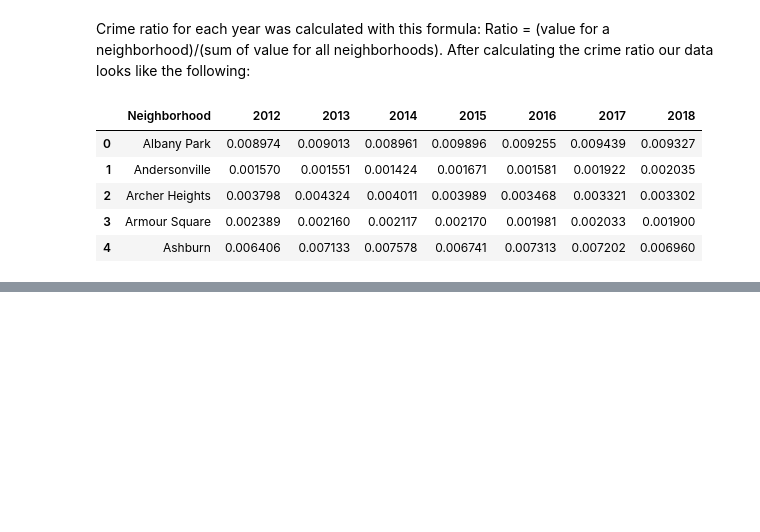
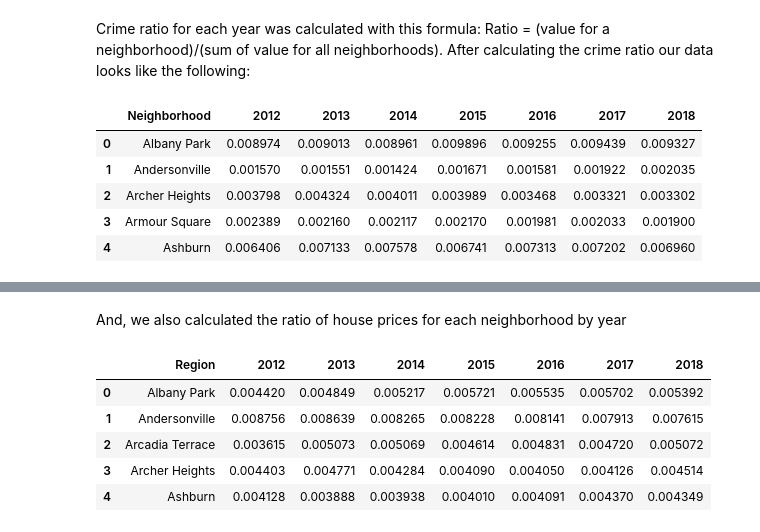
Before and after one commit to uic-cs418/cs418-project-team-asia, a Jupyter notebook: Final Project Report.ipynb, the cells around one changed output, grey strips where cells are left out. Saved outputs shown, nothing was run; the diff lists cells and outputs as text; code cells hidden in the pictures; blank space fills up the shorter version.

```diff
--- a/Final Project Report.ipynb
+++ b/Final Project Report.ipynb
@@ -92,0 +108,12 @@ CrimeRatioTable.head()
+# %% [markdown]
+And, we also calculated the ratio of house prices for each neighborhood by year
+# %%
+HousePriceRatio = makeRatio(HousePriceAggregated,7)
+HousePriceRatio.head()
+# %% [output]
+|  | Region | 2012 | 2013 | 2014 | 2015 | 2016 | 2017 | 2018 |
+| 0 | Albany Park | 0.004420 | 0.004849 | 0.005217 | 0.005721 | 0.005535 | 0.005702 | 0.005392 |
+| 1 | Andersonville | 0.008756 | 0.008639 | 0.008265 | 0.008228 | 0.008141 | 0.007913 | 0.007615 |
+| 2 | Arcadia Terrace | 0.003615 | 0.005073 | 0.005069 | 0.004614 | 0.004831 | 0.004720 | 0.005072 |
+| 3 | Archer Heights | 0.004403 | 0.004771 | 0.004284 | 0.004090 | 0.004050 | 0.004126 | 0.004514 |
+| 4 | Ashburn | 0.004128 | 0.003888 | 0.003938 | 0.004010 | 0.004091 | 0.004370 | 0.004349 |
```
Also changed, not shown: parts of 10 cells of this notebook, 3 other files.
